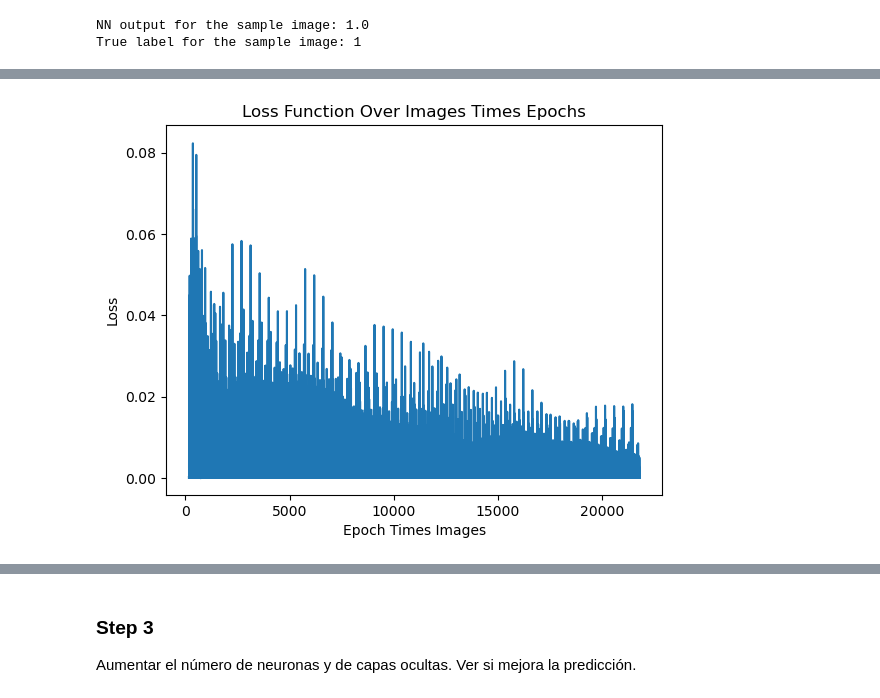
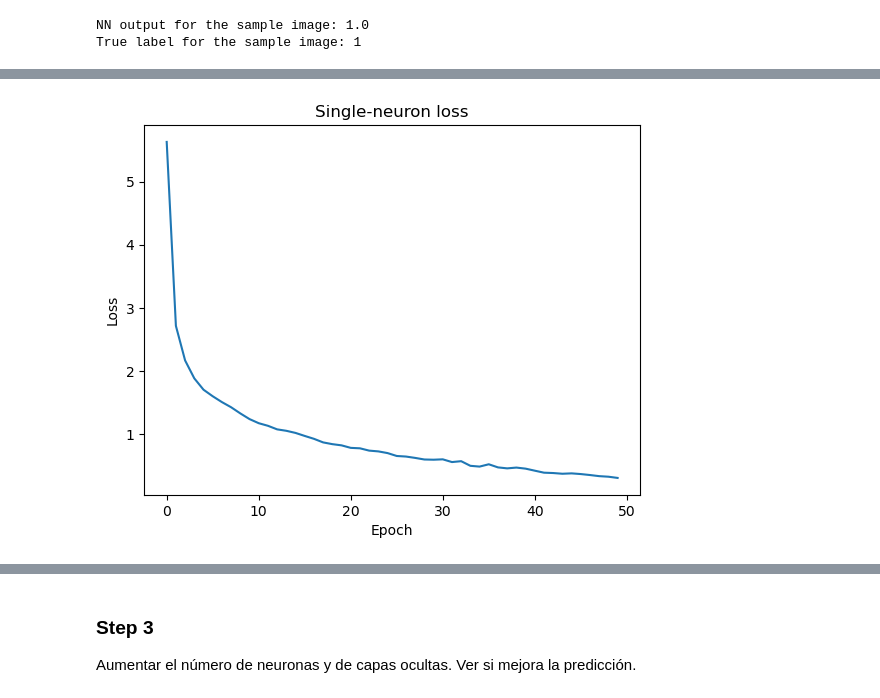
Before and after one commit to edwphysics/advanced_lab, a Jupyter notebook: topic5_NN/basics_NN.ipynb, the cells around one changed output, grey strips where cells are left out. Saved outputs shown, nothing was run; the diff lists cells and outputs as text; code cells hidden in the pictures.

```diff
--- a/topic5_NN/basics_NN.ipynb
+++ b/topic5_NN/basics_NN.ipynb
@@ -7,4 +9,0 @@ import os
-# %%
-# Activation function (Sigmoid)
-def sigmoid(x):
-    return 1 / (1 + np.exp(-x))
@@ -102,31 +98,27 @@ print("True label for the sample image:", test_labels[0])
 NN output for the sample image: 1.0
 True label for the sample image: 1
 # %%
-# Training the NN on the training set (simplified)
+# Entrenar la neurona con todo el set (descenso por gradiente)
 def train_nn(train_images, train_labels):
-    # Initialize random weights and bias for demonstration
     input_size = train_images[0].flatten().shape[0]
     weights = np.random.random(input_size)
     bias = np.random.random()
 
-    loss_history = []  # To store loss values for each epoch
-
-    # Gradient descent (simplified)
+    loss_history = []
     learning_rate = 0.01
-    for epoch in range(50):  # Number of epochs
+    for epoch in range(50):
+        epoch_loss = 0.0                          # ← cambio: acumulo la pérdida de la época
         for img, label in zip(train_images, train_labels):
             input_vector = img.flatten()
             output = sigmoid(np.dot(input_vector, weights) + bias)
             error = output - label
             weights -= learning_rate * error * input_vector
             bias -= learning_rate * error
-
-            # Extract the loss function (simplified)
-            loss = -(1/len(train_images)) * np.sum(label * np.log(output) + (1 - label) * np.log(1 - output))
-            loss_history.append(loss)
+            eps = 1e-8                                                          # ← cambio: evito log(0)
+            epoch_loss += -(label*np.log(output+eps) + (1-label)*np.log(1-output+eps))
+        loss_history.append(epoch_loss / len(train_images))   # ← cambio: 1 punto por época => curva limpia
 
     return weights, bias, loss_history
 
-# Train the NN
 weights, bias, loss_history = train_nn(train_images, train_labels)
 # %%
@@ -165,16 +153,14 @@ Test accuracy: 0.6181818181818182
 The model is not overfitting.
-# %%
-# Plotting the loss function (simplified)
-import matplotlib.pyplot as plt
-def plot_loss(loss_history):
-    plt.plot(loss_history)
-    plt.title('Loss Function Over Images Times Epochs')
-    plt.xlabel('Epoch Times Images')
-    plt.ylabel('Loss')
-    plt.show()
-
-# Assuming loss_history is collected during training
-plot_loss(loss_history)
-# %% [output]
-[figure, removed]
+# %%
+# Graficar la pérdida
+def plot_loss(loss_history, title='Loss over epochs'):   # ← cambio: título parametrizable (lo reutilizo después)
+    plt.plot(loss_history)
+    plt.title(title)
+    plt.xlabel('Epoch')                                   # ← cambio: ahora el eje x SÍ es época
+    plt.ylabel('Loss')
+    plt.show()
+
+plot_loss(loss_history, 'Single-neuron loss')
+# %% [output]
+[figure, added]
 # %%
```
Also changed, not shown: parts of 30 cells of this notebook.
